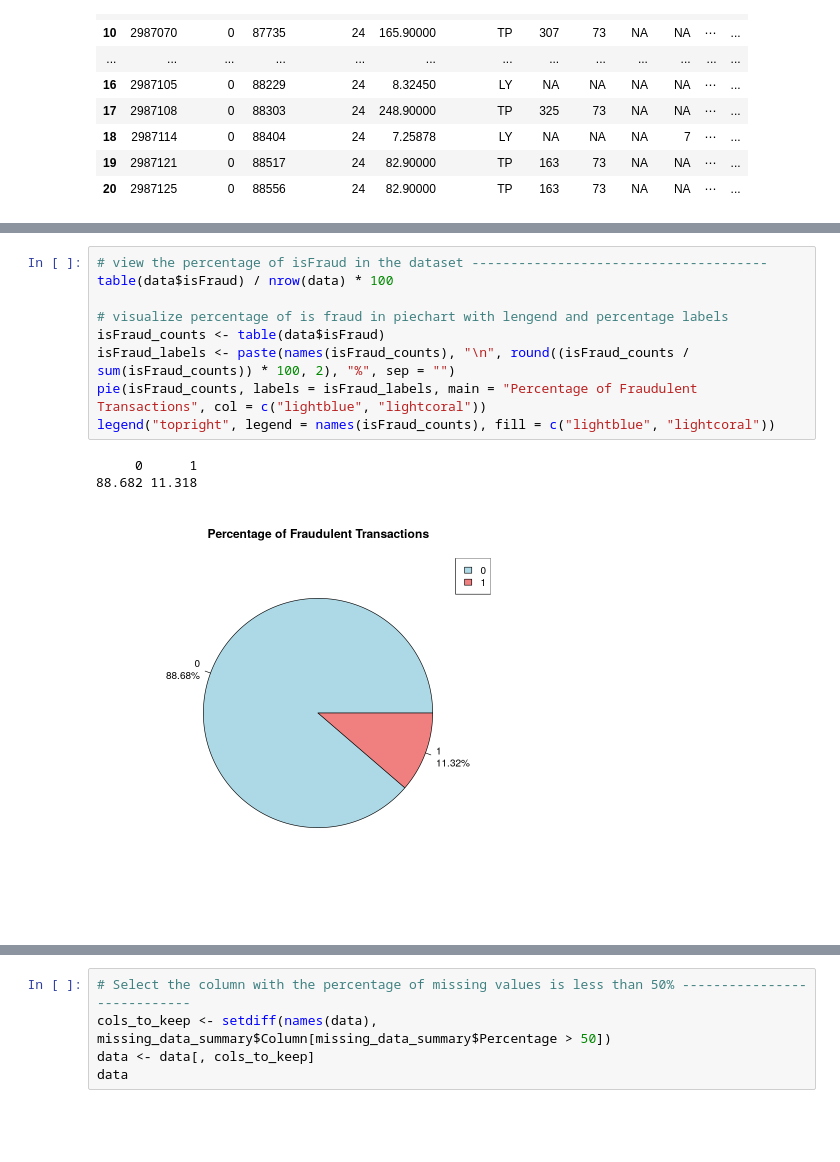
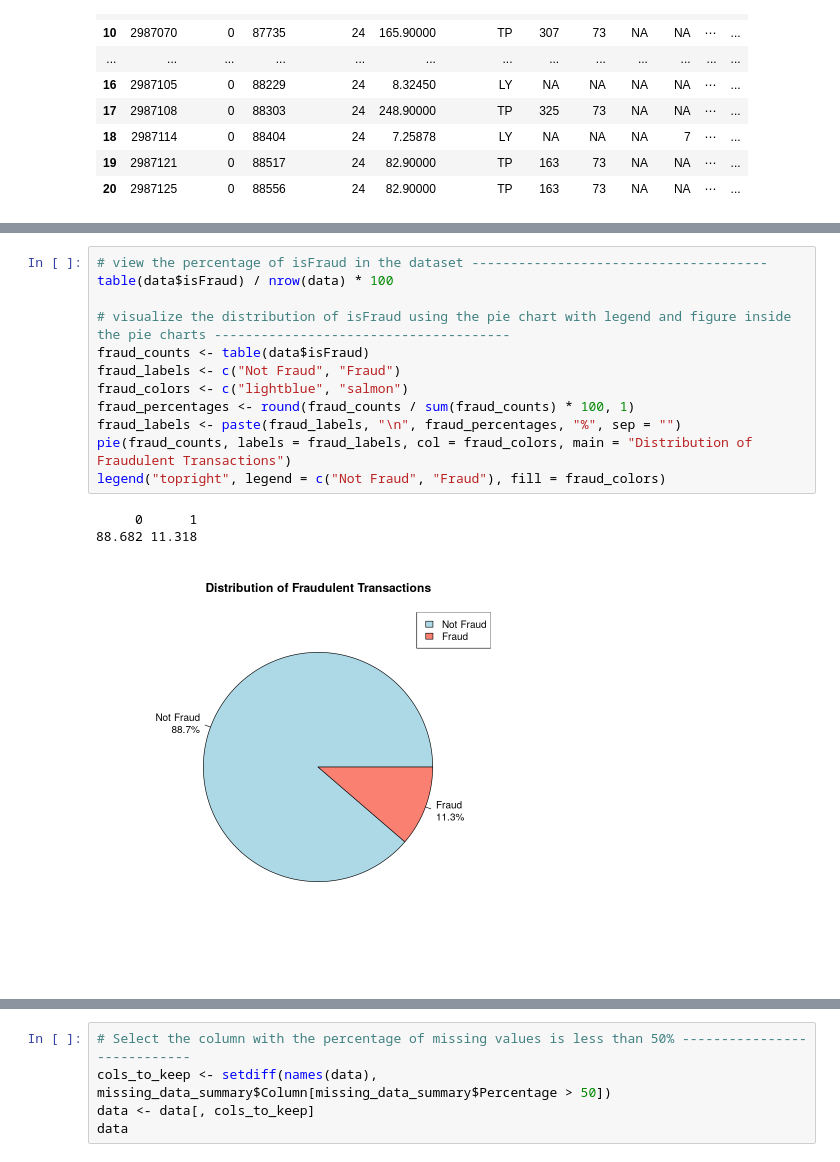
Before and after one commit to ytcctl/peter, a Jupyter notebook: FITE7410/FITE7410_Assgn_1.ipynb, the cells around one changed output, grey strips where cells are left out. Saved outputs shown, nothing was run; the diff lists cells and outputs as text; blank space fills up the shorter version.

```diff
--- a/FITE7410/FITE7410_Assgn_1.ipynb
+++ b/FITE7410/FITE7410_Assgn_1.ipynb
@@ -177,16 +111,19 @@ for (col in colnames(numeric_data)) {
 # %%
 # view the percentage of isFraud in the dataset --------------------------------------
 table(data$isFraud) / nrow(data) * 100
 
-# visualize percentage of is fraud in piechart with lengend and percentage labels
-isFraud_counts <- table(data$isFraud)
-isFraud_labels <- paste(names(isFraud_counts), "\n", round((isFraud_counts / sum(isFraud_counts)) * 100, 2), "%", sep = "")
-pie(isFraud_counts, labels = isFraud_labels, main = "Percentage of Fraudulent Transactions", col = c("lightblue", "lightcoral"))
-legend("topright", legend = names(isFraud_counts), fill = c("lightblue", "lightcoral"))
+# visualize the distribution of isFraud using the pie chart with legend and figure inside the pie charts --------------------------------------
+fraud_counts <- table(data$isFraud)
+fraud_labels <- c("Not Fraud", "Fraud")
+fraud_colors <- c("lightblue", "salmon")
+fraud_percentages <- round(fraud_counts / sum(fraud_counts) * 100, 1)
+fraud_labels <- paste(fraud_labels, "\n", fraud_percentages, "%", sep = "")
+pie(fraud_counts, labels = fraud_labels, col = fraud_colors, main = "Distribution of Fraudulent Transactions")
+legend("topright", legend = c("Not Fraud", "Fraud"), fill = fraud_colors)
 # %% [output]
      0      1
 88.682 11.318
-[figure, old version]
+[figure, new version]
 # %%
 # View the percentage of missing values in column with numeric value ----------------------------
 numeric_cols <- sapply(data, is.numeric)
```
Also changed, not shown: parts of 23 cells of this notebook, 1 other file.
